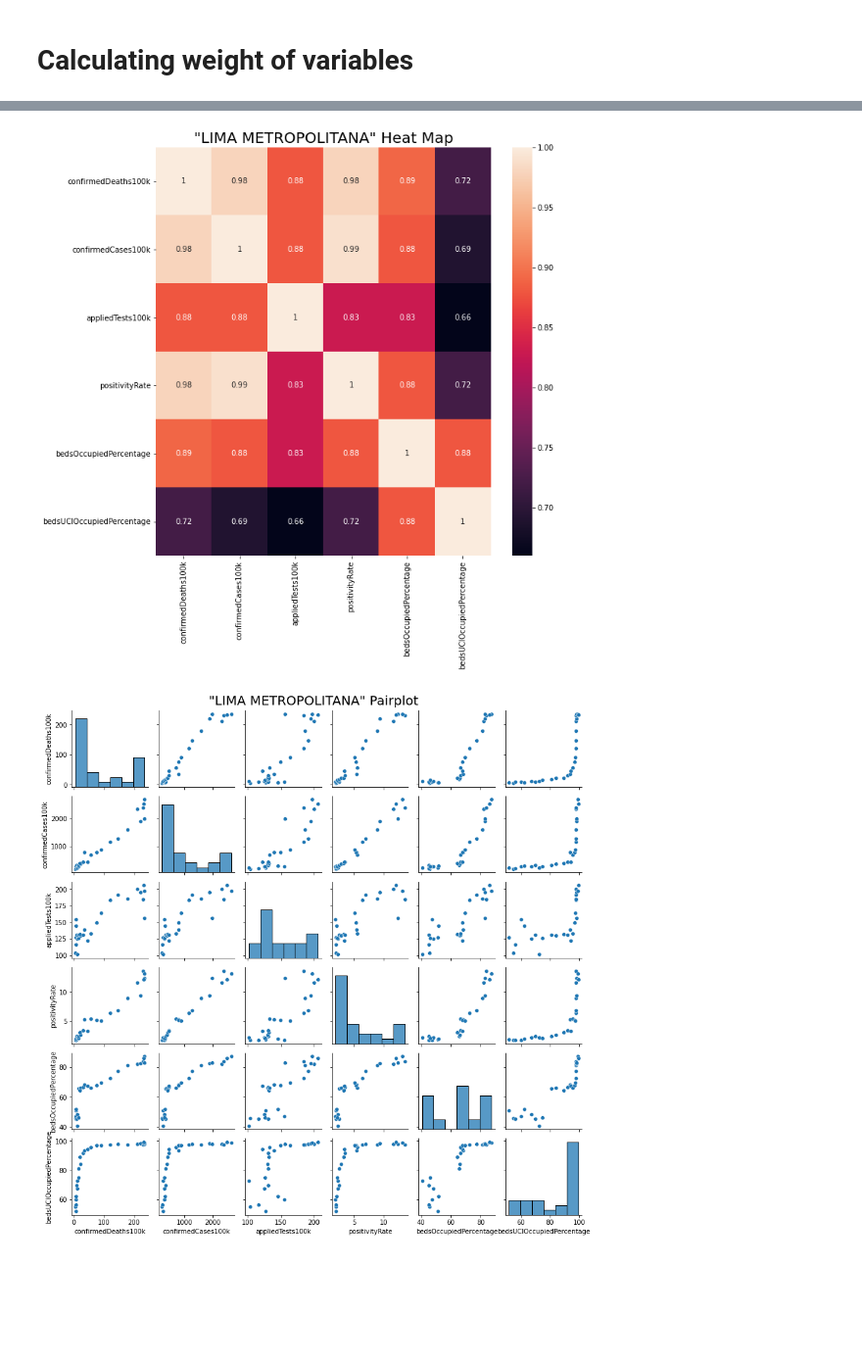
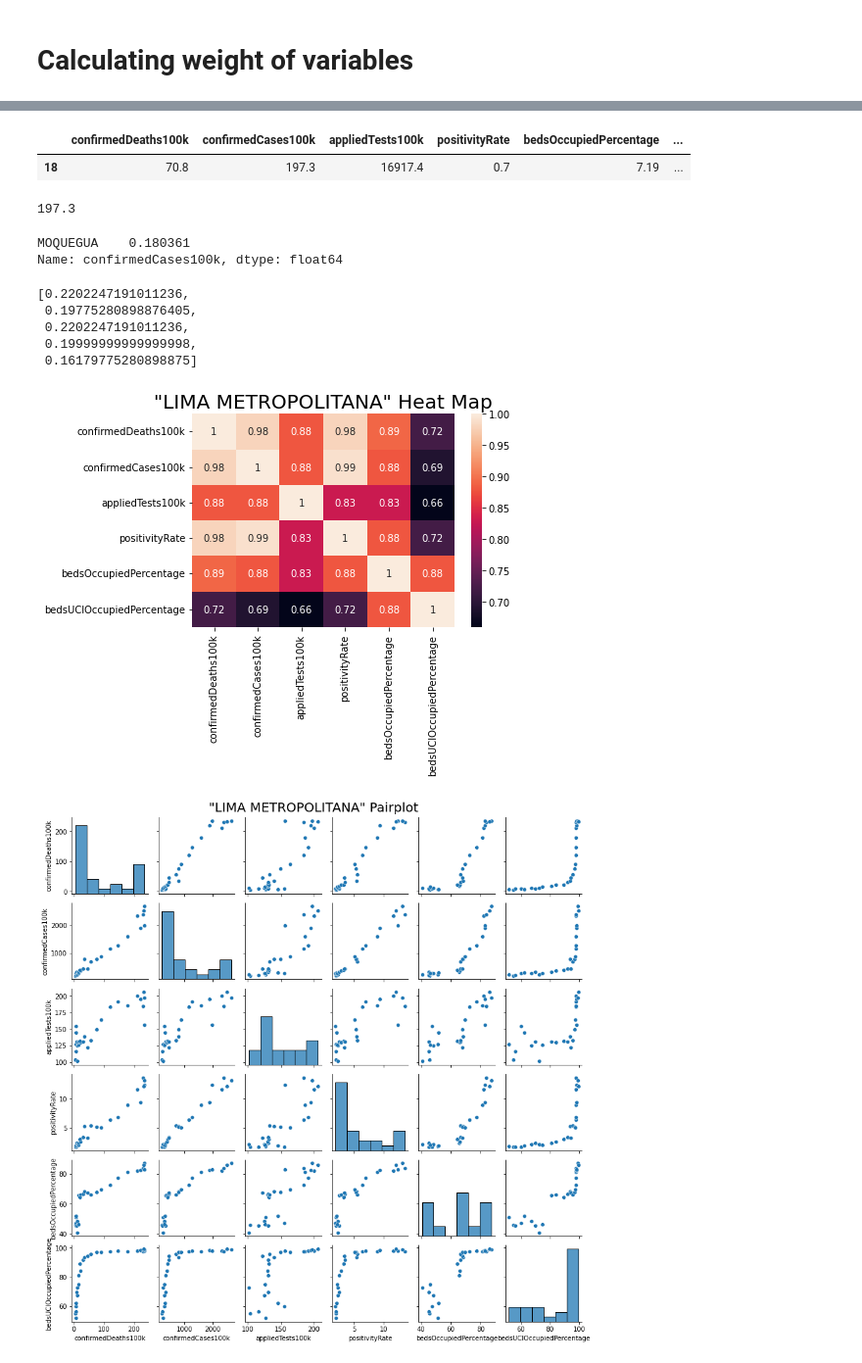
Before and after one commit to morphisjustfun/NASA_CHALLENGE_UTILS, a Jupyter notebook: NASA.ipynb, the cells around one changed output, grey strips where cells are left out. Shown: that part at 98% size. Saved outputs shown, nothing was run; the diff lists cells and outputs as text; code cells hidden in the pictures; blank space fills up the shorter version.

```diff
--- a/NASA.ipynb
+++ b/NASA.ipynb
@@ -264,3 +354,18 @@ def getProcessedTable(date):
+# %%
+lala
+# %% [output]
+|  | confirmedDeaths100k | confirmedCases100k | appliedTests100k | positivityRate | bedsOccupiedPercentage | ... |
+| 18 | 70.8 | 197.3 | 16917.4 | 0.7 | 7.19 | ... |
+# %%
+float(lala['confirmedCases100k'])
+# %% [output]
+197.3
+# %%
+#nice = nice.transpose()
+float(nice['confirmedCases100k'])
+# %% [output]
+MOQUEGUA    0.180361
+Name: confirmedCases100k, dtype: float64
 # %%
 totalIca = ''
 
@@ -272,14 +377,34 @@ for i in range(7,196,7):
         totalIca = testDf
     else:
         totalIca = pd.concat([totalIca,testDf],ignore_index=True)
+# %%
+correlation_matrix = totalIca.corr().round(2)
+correlation_matrix_filtered = correlation_matrix['confirmedDeaths100k']
+correlation_matrix_filtered = correlation_matrix_filtered[[1,2,3,4,5]]
+
+sumTotalWeight = sum(correlation_matrix_filtered)
+## Individual
+confirmedCasesWeight = correlation_matrix_filtered[0]/sumTotalWeight
+appliedTestsWeight = correlation_matrix_filtered[1]/sumTotalWeight
+positivityRateWeight = correlation_matrix_filtered[2]/sumTotalWeight
+bedsOccupiedWeight = correlation_matrix_filtered[3]/sumTotalWeight
+bedsUCIOccupiedWeight = correlation_matrix_filtered[4]/sumTotalWeight
+
+totalWeight = [confirmedCasesWeight,appliedTestsWeight,positivityRateWeight,bedsOccupiedWeight,bedsUCIOccupiedWeight]
+totalWeight
+# %% [output]
+[0.2202247191011236,
+ 0.19775280898876405,
+ 0.2202247191011236,
+ 0.19999999999999998,
+ 0.16179775280898875]
 # %%
-correlation_matrix = totalIca.corr().round(2)
 sns.heatmap(data=correlation_matrix,annot=True)
 plt.rcParams['figure.figsize'] = (10,10)
 plt.title('"LIMA METROPOLITANA" Heat Map',fontdict=font1)
 plt.show()
 # %% [output]
-[figure, old version]
+[figure, new version]
 # %%
 figure = sns.pairplot(totalIca,height=2)
 figure.fig.suptitle('"LIMA METROPOLITANA" Pairplot',fontsize=20)
```
Also changed, not shown: parts of 3 cells of this notebook, 1 other file.
